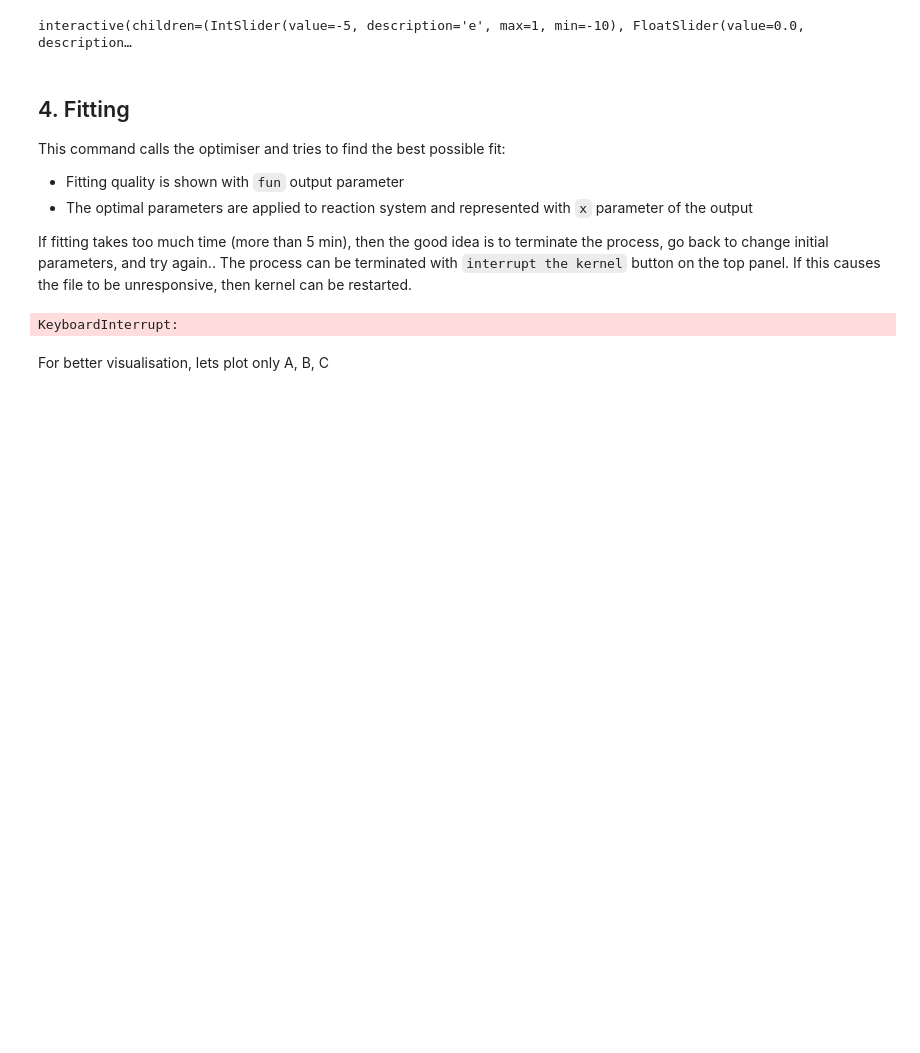
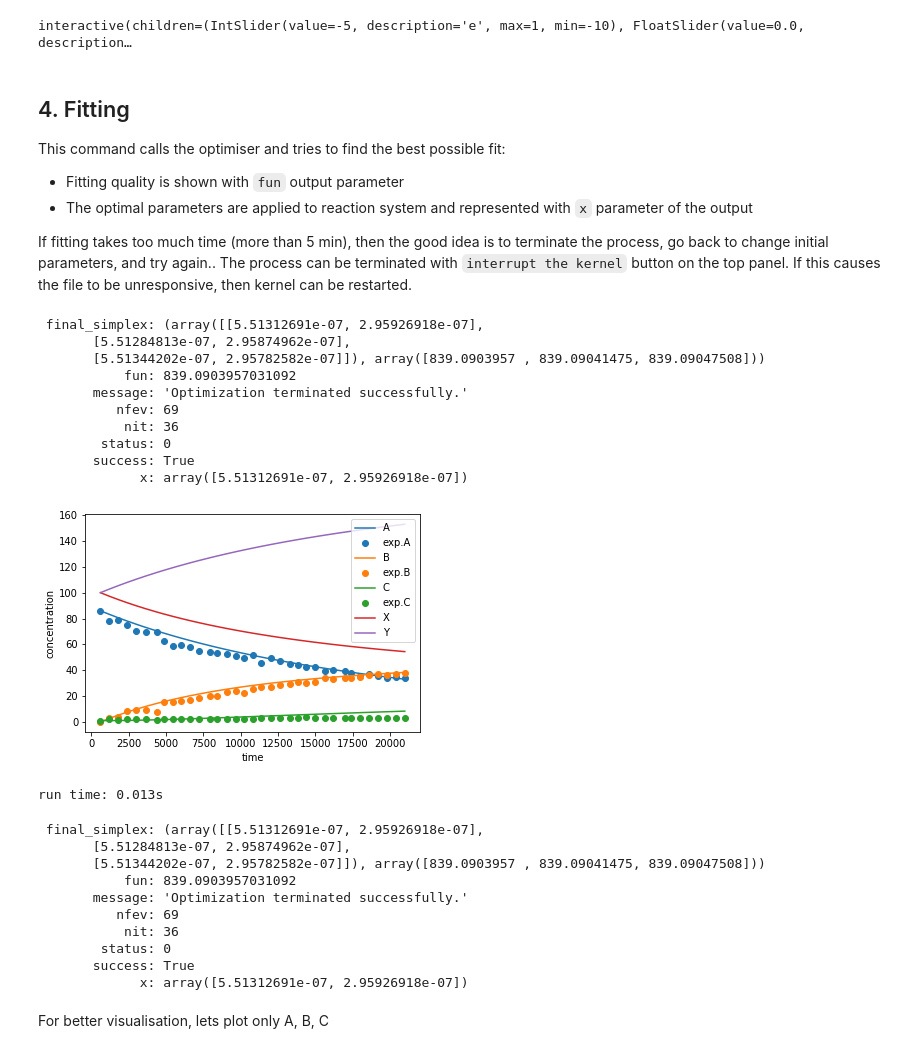
Before and after one commit to dorox/react-tutorials, a Jupyter notebook: Chemistry_fitting.ipynb, the cells around one changed output. Drawn from its saved outputs; the diff is of its cells as text; code cells hidden in the pictures; blank space fills up the shorter version.

```diff
--- a/Chemistry_fitting.ipynb
+++ b/Chemistry_fitting.ipynb
@@ -75,10 +75,31 @@ This command calls the optimiser and tries to find the best possible fit:
 
 If fitting takes too much time (more than 5 min), then the good idea is to terminate the process, go back to change initial parameters, and try again..
 The process can be terminated with `interrupt the kernel` button on the top panel. If this causes the file to be unresponsive, then kernel can be restarted.
-# %%
-_=chem1.fit()
-# %% [output]
-KeyboardInterrupt:
+# %%
+chem1.fit()
+# %% [output]
+ final_simplex: (array([[5.51312691e-07, 2.95926918e-07],
+       [5.51284813e-07, 2.95874962e-07],
+       [5.51344202e-07, 2.95782582e-07]]), array([839.0903957 , 839.09041475, 839.09047508]))
+           fun: 839.0903957031092
+       message: 'Optimization terminated successfully.'
+          nfev: 69
+           nit: 36
+        status: 0
+       success: True
+             x: array([5.51312691e-07, 2.95926918e-07])
+[figure, added]
+run time: 0.013s
+ final_simplex: (array([[5.51312691e-07, 2.95926918e-07],
+       [5.51284813e-07, 2.95874962e-07],
+       [5.51344202e-07, 2.95782582e-07]]), array([839.0903957 , 839.09041475, 839.09047508]))
+           fun: 839.0903957031092
+       message: 'Optimization terminated successfully.'
+          nfev: 69
+           nit: 36
+        status: 0
+       success: True
+             x: array([5.51312691e-07, 2.95926918e-07])
 # %% [markdown]
 For better visualisation, lets plot only A, B, C
 # %%
```
Also changed, not shown: parts of 1 cell of this notebook, 3 other files.
